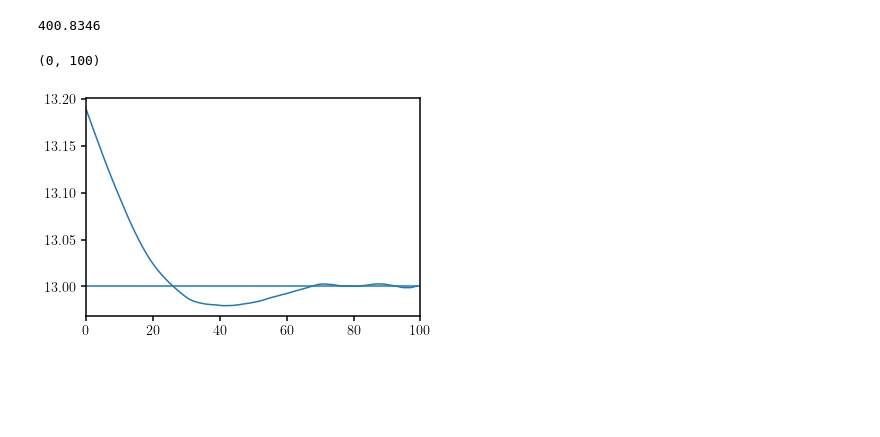
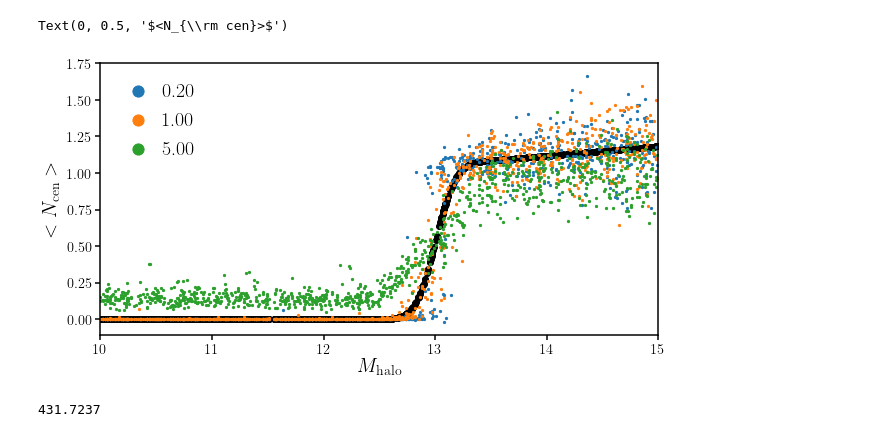
Before and after one commit to DifferentiableUniverseInitiative/DHOD, a Jupyter notebook: nb/dhod_centrals.ipynb, the cells around one changed output. Saved outputs shown, nothing was run; the diff lists cells and outputs as text; code cells hidden in the pictures; blank space fills up the shorter version.

```diff
--- a/nb/dhod_centrals.ipynb
+++ b/nb/dhod_centrals.ipynb
@@ -48,0 +37,13 @@ plt.xlim(10., 15.)
+# %%
+fig = plt.figure(figsize=(10,5))
+sub = fig.add_subplot(111)
+sub.scatter(Mhalo, nhalo, c='k')
+for temp in [0.2, 1., 5.]:
+    sub.scatter(Mhalo, diffhod.hod(Mhalo, theta, temperature=temp), s=5, label='%.2f' % temp)
+sub.legend(loc='upper left', markerscale=5, handletextpad=0.2, fontsize=20)
+sub.set_xlabel(r'$M_{\rm halo}$', fontsize=20)
+sub.set_xlim(10., 15.)
+sub.set_ylabel(r'$<N_{\rm cen}>$', fontsize=20)
+# %% [output]
+Text(0, 0.5, '$<N_{\\rm cen}>$')
+[figure, added]
@@ -49,14 +54,23 @@ plt.xlim(10., 15.)
 # %%
 Mmin_true = 13.
-numden_true = numden(Mmin_true).numpy()
+siglogm_true = 0.4
+M0_true = 12.
+M1_true = 14.
+alpha_true = 1.1
+numden_true = numden(Mhalo, Mmin_true, siglogm_true, M0_true, M1_true, alpha_true).numpy()
 print(numden_true)
 
 opt = tf.keras.optimizers.Adam(learning_rate=0.01)
 
 _Mmin = tf.Variable(13.2, trainable=True, dtype=tf.float32)
-trainable_variables = [_Mmin]
+_siglogm = tf.Variable(0.3, trainable=True, dtype=tf.float32)
+_M0 = tf.Variable(12.5, trainable=True, dtype=tf.float32)
+_M1 = tf.Variable(13.5, trainable=True, dtype=tf.float32)
+_alpha = tf.Variable(1.3, trainable=True, dtype=tf.float32)
+
+trainable_variables = [_Mmin, _siglogm, _M0, _M1, _alpha]
 # %% [output]
-400.8346
+431.7237
 # %%
 mass_hist = []
 for i in range(100):
@@ -68,7 +81,0 @@ for i in range(100):
-# %%
-plot(mass_hist)
-axhline(Mmin_true)
-xlim(0,100)
-# %% [output]
-(0, 100)
-[figure, removed]
```
Also changed, not shown: parts of 8 cells of this notebook, 2 other files.
